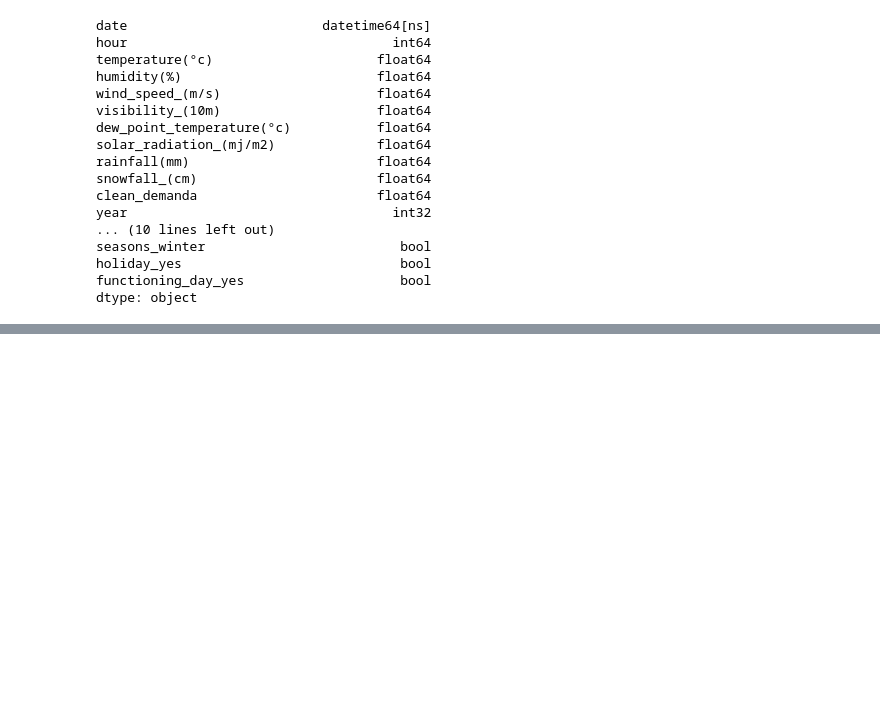
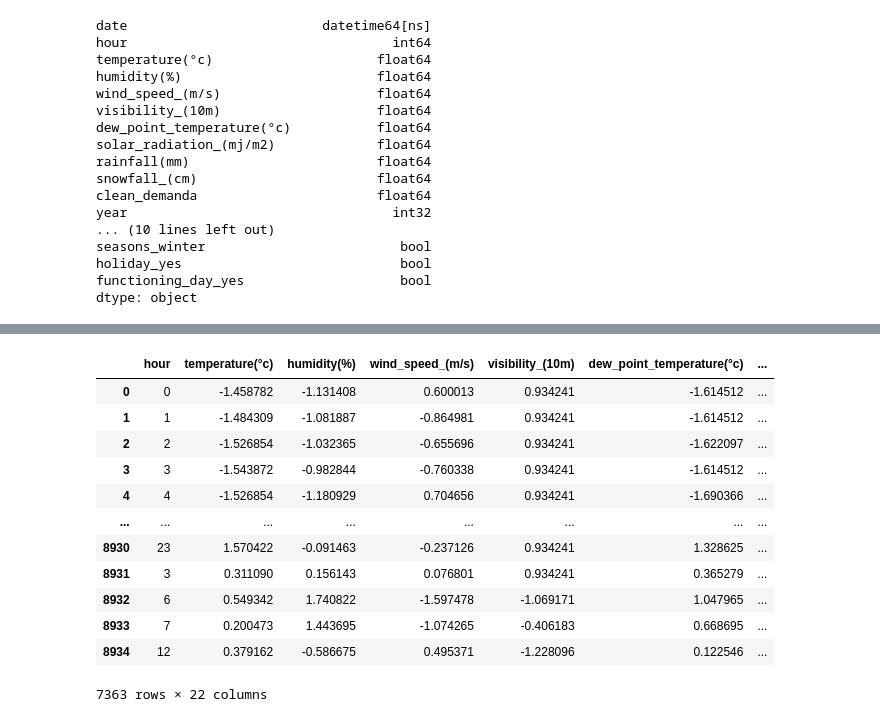
Before and after one commit to Delbert-CV/MLOps-entregas, a Jupyter notebook: src/fase1.ipynb, the cells around one changed output, grey strips where cells are left out. Drawn from its saved outputs; the diff is of its cells as text; code cells hidden in the pictures; blank space fills up the shorter version.

```diff
--- a/src/fase1.ipynb
+++ b/src/fase1.ipynb
@@ -1127,0 +1136,14 @@ dtype: object
+# %%
+#Set up inicial y validacion de variable Y y X.
+import pandas as pd
+
+df=pd.read_csv('csv/seoul_bike_sharing_feature.csv',index_col=0)
+
+# Variable objetivo
+Y=df['clean_demanda']
+
+# De este punto tenemos que quitar de nuestro df las variables de año y de fecha, ya que estas ya esta incluidas como sin y cos.
+X= df.drop(columns=['clean_demanda','date','year'])
+
+print('Caracteristicas a usar:', X.columns.to_list())
+print(X.dtypes)
@@ -1127,0 +1168,17 @@ dtype: object
+# %%
+# Se encontro que el dataset tiene booleans que tienen que ser convertidos a numerico para poder ser utilizados en el paso 2
+
+for col in X.columns:
+    if X[col].dtype == 'bool':
+        X[col] = X[col].astype(int)
+
+
+X = X.apply(pd.to_numeric, errors='coerce')
+
+if X.isnull().any().any():
+    print("WARNING: si algo aparece aqui preguntar al data eng. ")
+
+    X = X.fillna(0)
+
+print("Tipos despues de conversion:")
+print(X.dtypes)
@@ -1127,0 +1203,16 @@ dtype: object
+# %%
+X
+# %% [output]
+|  | hour | temperature(°c) | humidity(%) | wind_speed_(m/s) | visibility_(10m) | dew_point_temperature(°c) | ... |
+| 0 | 0 | -1.458782 | -1.131408 | 0.600013 | 0.934241 | -1.614512 | ... |
+| 1 | 1 | -1.484309 | -1.081887 | -0.864981 | 0.934241 | -1.614512 | ... |
+| 2 | 2 | -1.526854 | -1.032365 | -0.655696 | 0.934241 | -1.622097 | ... |
+| 3 | 3 | -1.543872 | -0.982844 | -0.760338 | 0.934241 | -1.614512 | ... |
+| 4 | 4 | -1.526854 | -1.180929 | 0.704656 | 0.934241 | -1.690366 | ... |
+| ... | ... | ... | ... | ... | ... | ... | ... |
+| 8930 | 23 | 1.570422 | -0.091463 | -0.237126 | 0.934241 | 1.328625 | ... |
+| 8931 | 3 | 0.311090 | 0.156143 | 0.076801 | 0.934241 | 0.365279 | ... |
+| 8932 | 6 | 0.549342 | 1.740822 | -1.597478 | -1.069171 | 1.047965 | ... |
+| 8933 | 7 | 0.200473 | 1.443695 | -1.074265 | -0.406183 | 0.668695 | ... |
+| 8934 | 12 | 0.379162 | -0.586675 | 0.495371 | -1.228096 | 0.122546 | ... |
+7363 rows × 22 columns
```
Also changed, not shown: parts of 16 cells of this notebook, 2 other files.
